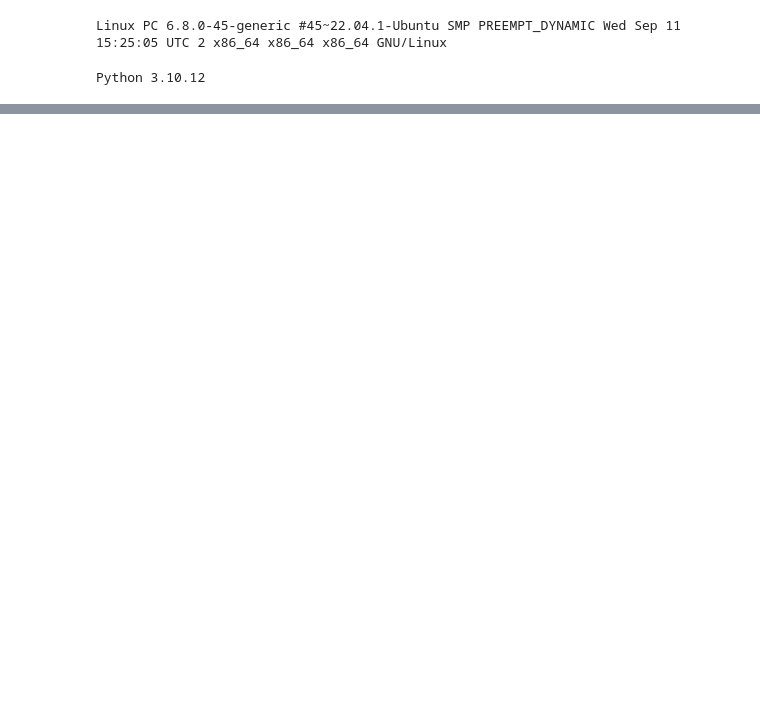
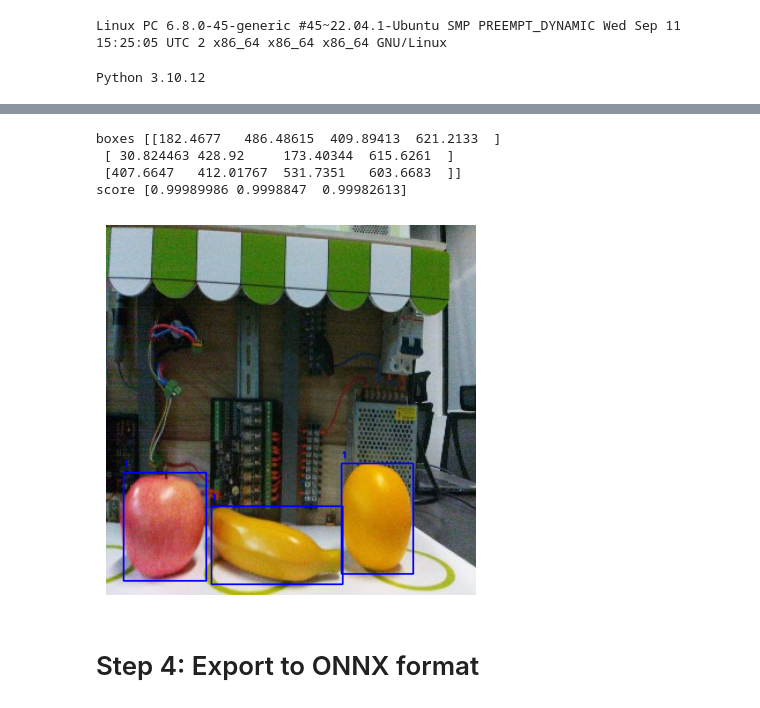
Before and after one commit to Seeed-Projects/Tutorial-of-AI-Kit-with-Raspberry-Pi-From-Zero-to-Hero, a Jupyter notebook: Chapter_5:Custom_Model_Development_and_Deployment/Traing_Your_Model.ipynb, the cells around one changed output, grey strips where cells are left out. Cells and saved outputs as stored; diff of their text form; code cells hidden in the pictures; blank space fills up the shorter version.

Commit message:
update:Chapter_5:Custom_Model_Development_and_Deployment

```diff
--- a/Chapter_5:Custom_Model_Development_and_Deployment/Traing_Your_Model.ipynb
+++ b/Chapter_5:Custom_Model_Development_and_Deployment/Traing_Your_Model.ipynb
@@ -67,0 +175,17 @@ Download your dataset
+# %%
+import torch
+import torchvision
+from torchvision.models.detection.faster_rcnn import FastRCNNPredictor
+from torchvision.transforms import functional as F
+
+def get_model(num_classes):
+    # Load a pre-trained model for classification and return it
+    model = torchvision.models.detection.fasterrcnn_resnet50_fpn(pretrained=True)
+
+    # Get the number of input features for the classifier
+    in_features = model.roi_heads.box_predictor.cls_score.in_features
+
+    # Replace the pre-trained head with a new one
+    model.roi_heads.box_predictor = FastRCNNPredictor(in_features, num_classes)
+
+    return model
@@ -67,0 +352,56 @@ Download your dataset
+# %%
+import torch
+import torchvision.transforms as transforms
+import cv2
+import numpy as np
+import matplotlib.pyplot as plt
+from PIL import Image
+
+# Load Faster R-CNN model
+model.eval()  # Set to evaluation mode
+
+# Define image preprocessing
+transform = transforms.Compose([
+    transforms.ToTensor(),  # Convert the image to a tensor
+])
+
+# Load and preprocess the input image
+img_path = './test/20240918111056023_jpg.rf.27341363336ab55424a222714f5c26b2.jpg'  # Replace with your image path
+image = Image.open(img_path).convert("RGB")  # Load the image using Pillow
+img_tensor = transform(image).unsqueeze(0)  # Add batch dimension
+
+# Perform inference using the model
+with torch.no_grad():  # Disable gradient calculation
+    predictions = model(img_tensor)
+
+# Retrieve prediction results
+boxes = predictions[0]['boxes'].numpy()  # bounding box coordinates
+print(f"boxes {boxes}")
+scores = predictions[0]['scores'].numpy()
+print(f"score {scores}")# confidence score
+labels = predictions[0]['labels'].numpy()  # class label
+
+# Set a threshold to retain only high-confidence detection results
+threshold = 0.5
+filtered_boxes = boxes[scores > threshold]
+filtered_labels = labels[scores > threshold]
+
+# Draw bounding boxes on the original image
+cv_image = cv2.cvtColor(np.array(image), cv2.COLOR_RGB2BGR)  # Convert to BGR format
+for box, label in zip(filtered_boxes, filtered_labels):
+    x1, y1, x2, y2 = box.astype(int)
+    cv2.rectangle(cv_image, (x1, y1), (x2, y2), (255, 0, 0), 2)  # Draw a rectangle
+    cv2.putText(cv_image, str(label.item()), (x1, y1 - 10), cv2.FONT_HERSHEY_SIMPLEX, 0.5, (255, 0, 0), 2)
+
+# Display the result image
+plt.imshow(cv2.cvtColor(cv_image, cv2.COLOR_BGR2RGB))
+plt.axis('off')  # Do not display the axes
+plt.show()
+# %% [output]
+boxes [[182.4677   486.48615  409.89413  621.2133  ]
+ [ 30.824463 428.92     173.40344  615.6261  ]
+ [407.6647   412.01767  531.7351   603.6683  ]]
+score [0.99989986 0.9998847  0.99982613]
+[figure, added]
+# %% [markdown]
+# Step 4: Export to ONNX format
```
Also changed, not shown: parts of 12 cells of this notebook, 1 other file.
